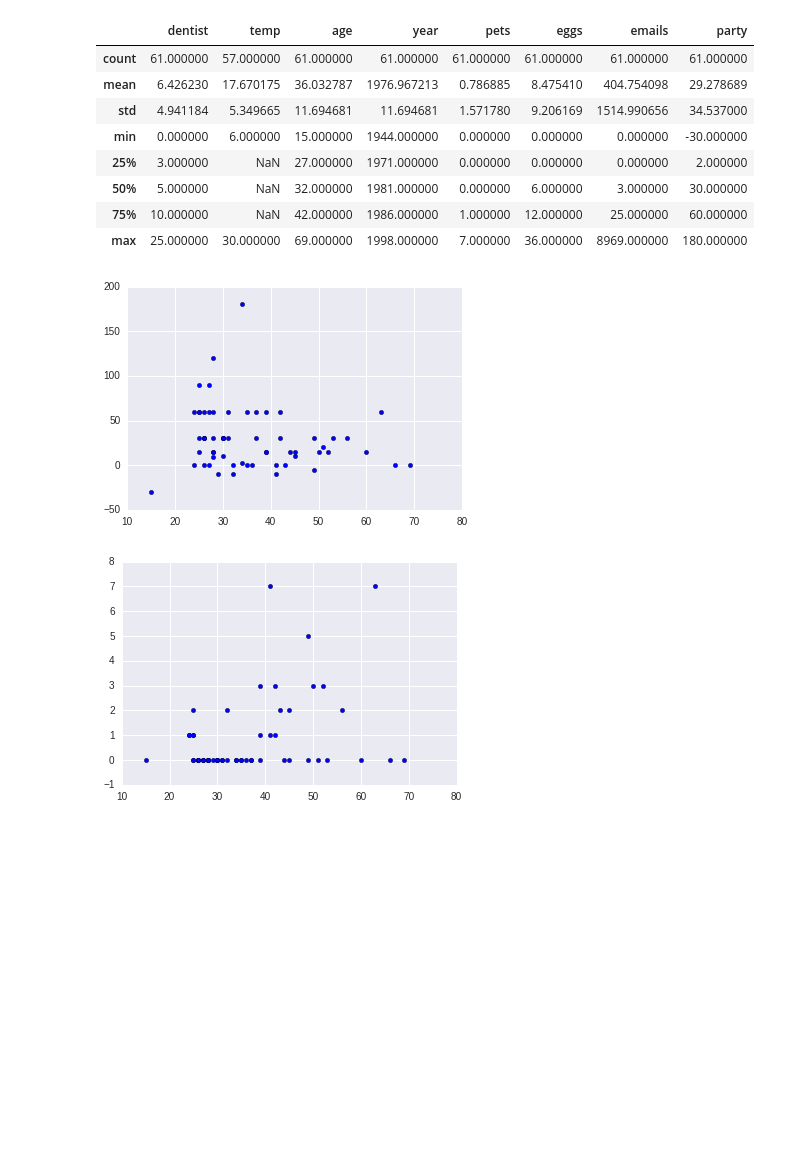
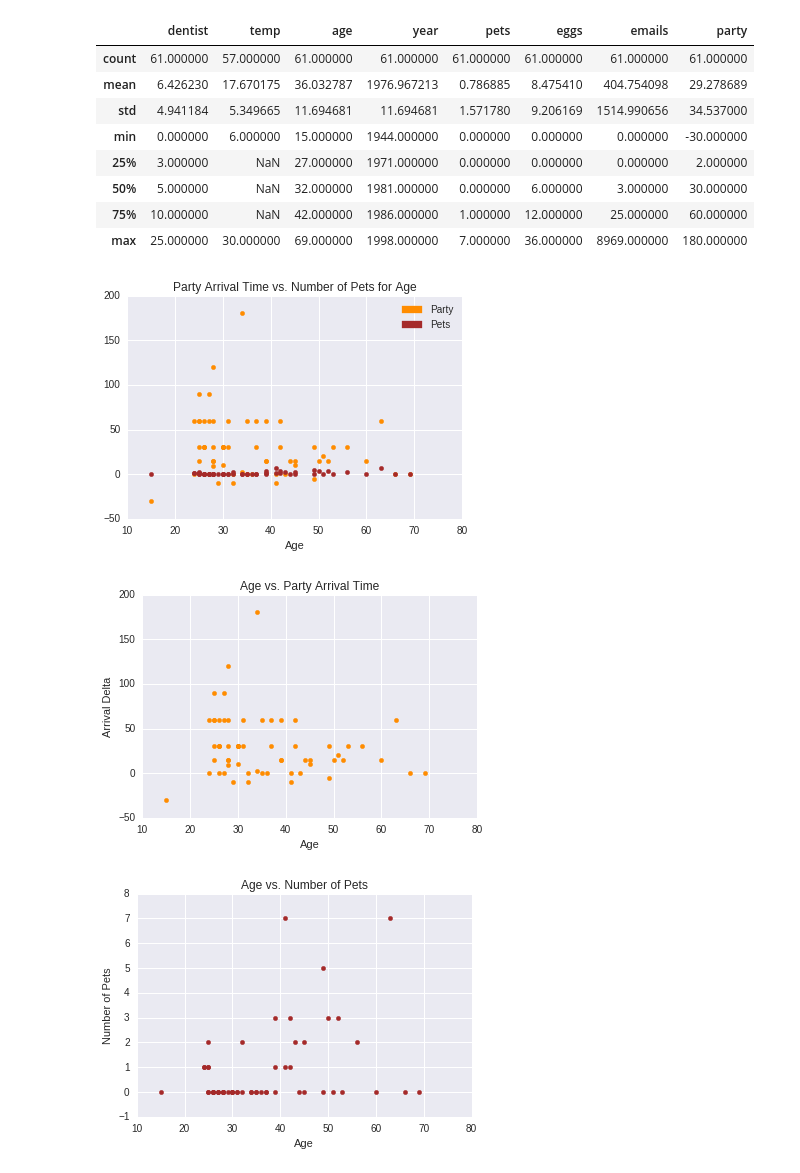
Before and after one commit to charlesmilam/udacity, a Jupyter notebook: inferStats/lesson8/Lesson_8.ipynb, the cells around one changed output. Cells and saved outputs as stored; diff of their text form; code cells hidden in the pictures; blank space fills up the shorter version.

Commit message:
add title, legend, labels and color to plots.

```diff
--- a/inferStats/lesson8/Lesson_8.ipynb
+++ b/inferStats/lesson8/Lesson_8.ipynb
@@ -27,12 +28,30 @@ corrs_df.describe()
 age = corrs_df['age']
 party = corrs_df['party']
 pets = corrs_df['pets']
-# %%
-plt.scatter(age, party)
-plt.show()
-
-plt.scatter(age, pets)
-plt.show()
-# %% [output]
-[figure, removed]
-[figure, removed]
+# %%
+# as one plot
+plt.scatter(age, party, color = 'darkorange')
+plt.scatter(age, pets, color = 'brown')
+plt.title('Party Arrival Time vs. Number of Pets for Age')
+plt.xlabel('Age')
+party_patch = mpatches.Patch(color='darkorange', label='Party')
+pets_patch = mpatches.Patch(color = 'brown', label = 'Pets')
+plt.legend(handles = [party_patch, pets_patch])
+plt.show()
+# %% [output]
+[figure, added]
+# %%
+# as seperate plots
+plt.scatter(age, party, color = 'darkorange')
+plt.title('Age vs. Party Arrival Time')
+plt.xlabel('Age')
+plt.ylabel('Arrival Delta')
+plt.show()
+plt.scatter(age, pets, color = 'brown')
+plt.title('Age vs. Number of Pets')
+plt.xlabel('Age')
+plt.ylabel('Number of Pets')
+plt.show()
+# %% [output]
+[figure, added]
+[figure, added]
```
Also changed, not shown: parts of 1 cell of this notebook.
